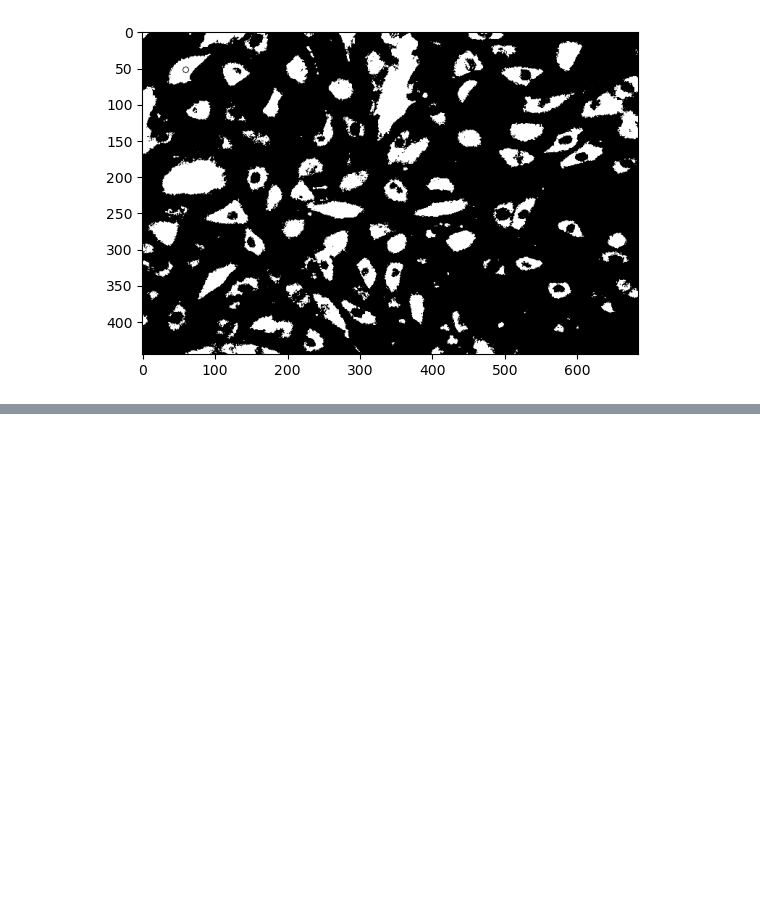
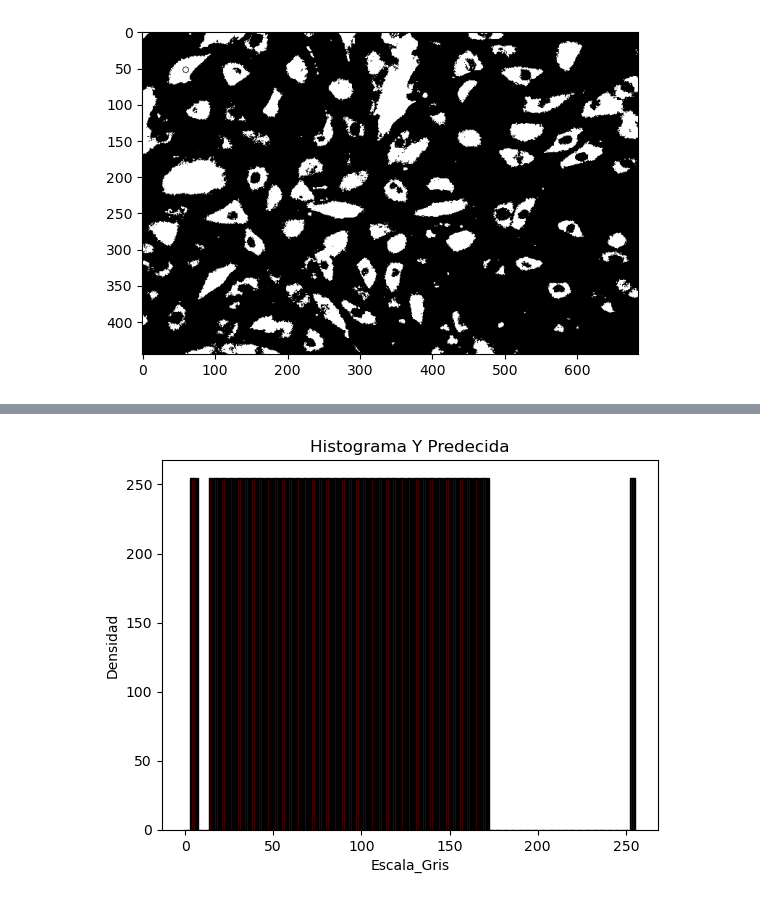
Before and after one commit to YoksanVC/TEC_DataScienceCert, a Jupyter notebook: Module_3_Estadistica_CienciaDatos/Trabajo_Practico_0_Kittler/Trabajo_Practico_0_Kittler.ipynb, the cells around one changed output, grey strips where cells are left out. Drawn from its saved outputs; the diff is of its cells as text; code cells hidden in the pictures; blank space fills up the shorter version.

```diff
--- a/Module_3_Estadistica_CienciaDatos/Trabajo_Practico_0_Kittler/Trabajo_Practico_0_Kittler.ipynb
+++ b/Module_3_Estadistica_CienciaDatos/Trabajo_Practico_0_Kittler/Trabajo_Practico_0_Kittler.ipynb
@@ -615,0 +648,21 @@ Imagen umbralizada:
+# %%
+def umbralizar_imagen_grises(t_umbral, funcion_densidad):
+    """ Funcion para umbralizar funciones de densidad mixtas de imagenes en escala de grises
+
+    Args:
+        t_umbral (int): Valor limite para umbralizar
+        funcion_densidad (tensor): funcion de densidad de probabilidad que sera umbralizada
+    """
+    matriz_umbralizada = funcion_densidad.numpy()
+    matriz_umbralizada[matriz_umbralizada > t_umbral] = 255
+    matriz_umbralizada[matriz_umbralizada < t_umbral] = 0
+
+    return matriz_umbralizada
+# %%
+# Creando las funciones umbralizadas
+T_umbral = 88
+y_real_umbral = umbralizar_imagen_grises(T_umbral,torch.tensor(hist_imagen2))
+
+plot_bar(bins_imagen2,y_real_umbral,"Escala_Gris","Densidad","Histograma Y Predecida")
+# %% [output]
+[figure, added]
```
Also changed, not shown: parts of 23 cells of this notebook.
